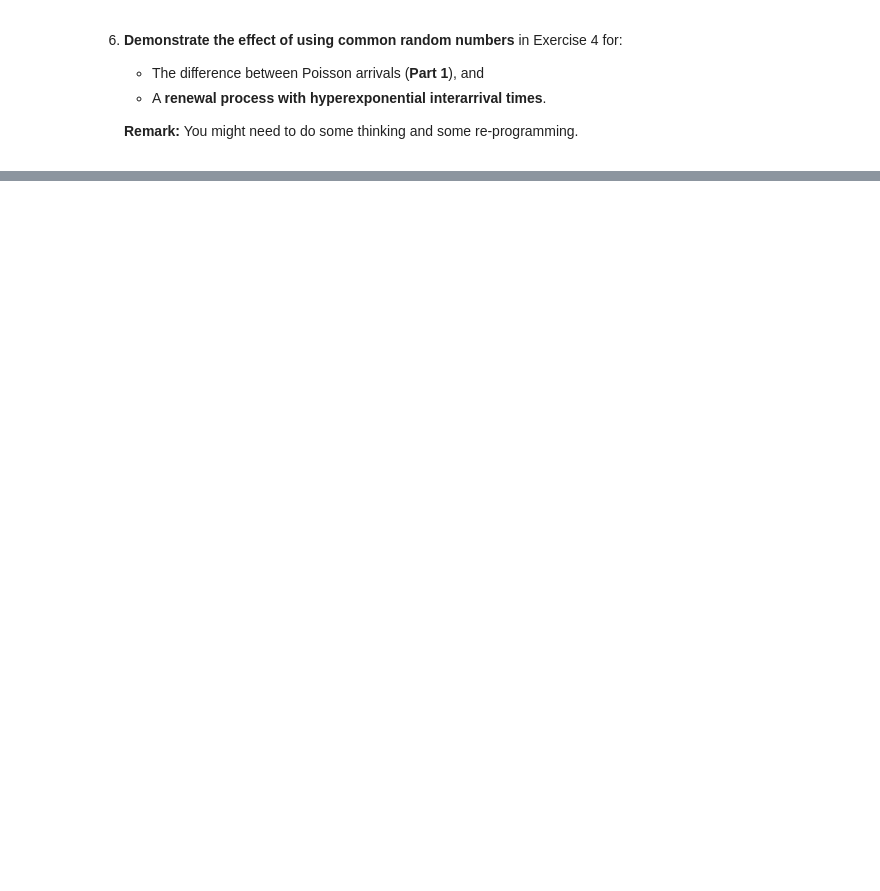
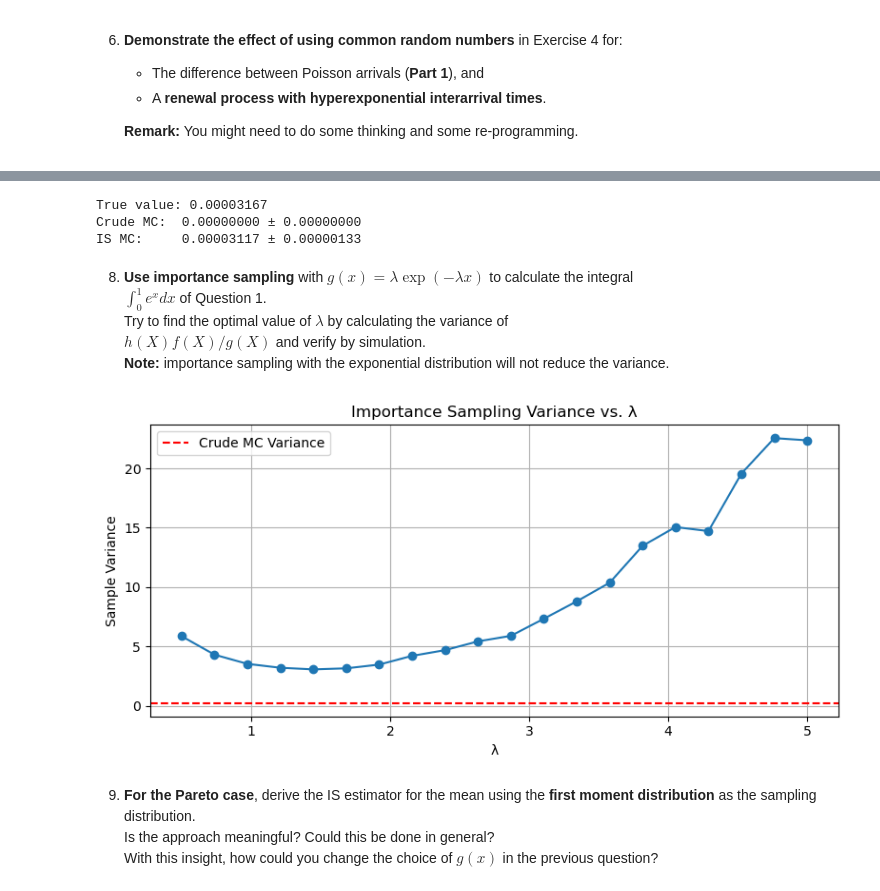
Before and after one commit to rikkeals/Stochastic_Simulation, a Jupyter notebook: Exercises.ipynb, the cells around one changed output, grey strips where cells are left out. Saved outputs shown, nothing was run; the diff lists cells and outputs as text; code cells hidden in the pictures; blank space fills up the shorter version.

```diff
--- a/Exercises.ipynb
+++ b/Exercises.ipynb
@@ -1672,0 +1798,80 @@ With control variate: 4.4435 ± 0.0617
+# %%
+import numpy as np
+from scipy.stats import norm
+
+seed = 237
+np.random.seed(seed)
+
+# Parameters
+a = 4
+n = 10000
+sigma2 = 1
+
+# --- Crude Monte Carlo ---
+z = np.random.normal(0, 1, size=n)
+p_crude = np.mean(z > a)
+se_crude = np.std(z > a, ddof=1) / np.sqrt(n)
+
+# --- Importance Sampling ---
+x = np.random.normal(a, np.sqrt(sigma2), size=n)
+# likelihood ratio for sigma^2 = 1
+weights = np.exp((x - a)**2 / 2 - x**2 / 2)
+p_is = np.mean((x > a) * weights)
+se_is = np.std((x > a) * weights, ddof=1) / np.sqrt(n)
+
+# True value
+p_true = 1 - norm.cdf(a)
+
+print(f"True value: {p_true:.8f}")
+print(f"Crude MC:  {p_crude:.8f} ± {1.96 * se_crude:.8f}")
+print(f"IS MC:     {p_is:.8f} ± {1.96 * se_is:.8f}")
+# %% [output]
+True value: 0.00003167
+Crude MC:  0.00000000 ± 0.00000000
+IS MC:     0.00003117 ± 0.00000133
+# %% [markdown]
+8. **Use importance sampling** with $g(x) = \lambda \exp(-\lambda x)$ to calculate the integral
+   $\int_0^1 e^x dx$ of Question 1.
+   Try to find the optimal value of $\lambda$ by calculating the variance of
+   $h(X) f(X)/g(X)$ and verify by simulation.
+   **Note:** importance sampling with the exponential distribution will not reduce the variance.
+# %%
+import numpy as np
+import matplotlib.pyplot as plt
+
+def is_estimate(lambda_val, n_samples=10000):
+    # Sample from Exponential(lambda)
+    x = np.random.exponential(scale=1/lambda_val, size=n_samples)
+    # Weight function: integrand (e^x) * indicator / g(x)
+    weights = (x <= 1) * np.exp(x) / (lambda_val * np.exp(-lambda_val * x))
+    estimate = np.mean(weights)
+    variance = np.var(weights, ddof=1)
+    return estimate, variance
+
+# Try different lambda values
+lambdas = np.linspace(0.5, 5, 20)
+estimates = []
+variances = []
+
+for lam in lambdas:
+    est, var = is_estimate(lam)
+    estimates.append(est)
+    variances.append(var)
+
+# Plot variance vs. lambda
+plt.figure(figsize=(8, 4))
+plt.plot(lambdas, variances, marker='o')
+plt.axhline(y=0.242, color='r', linestyle='--', label='Crude MC Variance')
+plt.title('Importance Sampling Variance vs. λ')
+plt.xlabel('λ')
+plt.ylabel('Sample Variance')
+plt.legend()
+plt.grid(True)
+plt.tight_layout()
+plt.show()
+# %% [output]
+[figure, added]
+# %% [markdown]
+9. **For the Pareto case**, derive the IS estimator for the mean using the **first moment distribution** as the sampling distribution.
+   Is the approach meaningful? Could this be done in general?
+   With this insight, how could you change the choice of $g(x)$ in the previous question?
```
Also changed, not shown: parts of 3 cells of this notebook.
